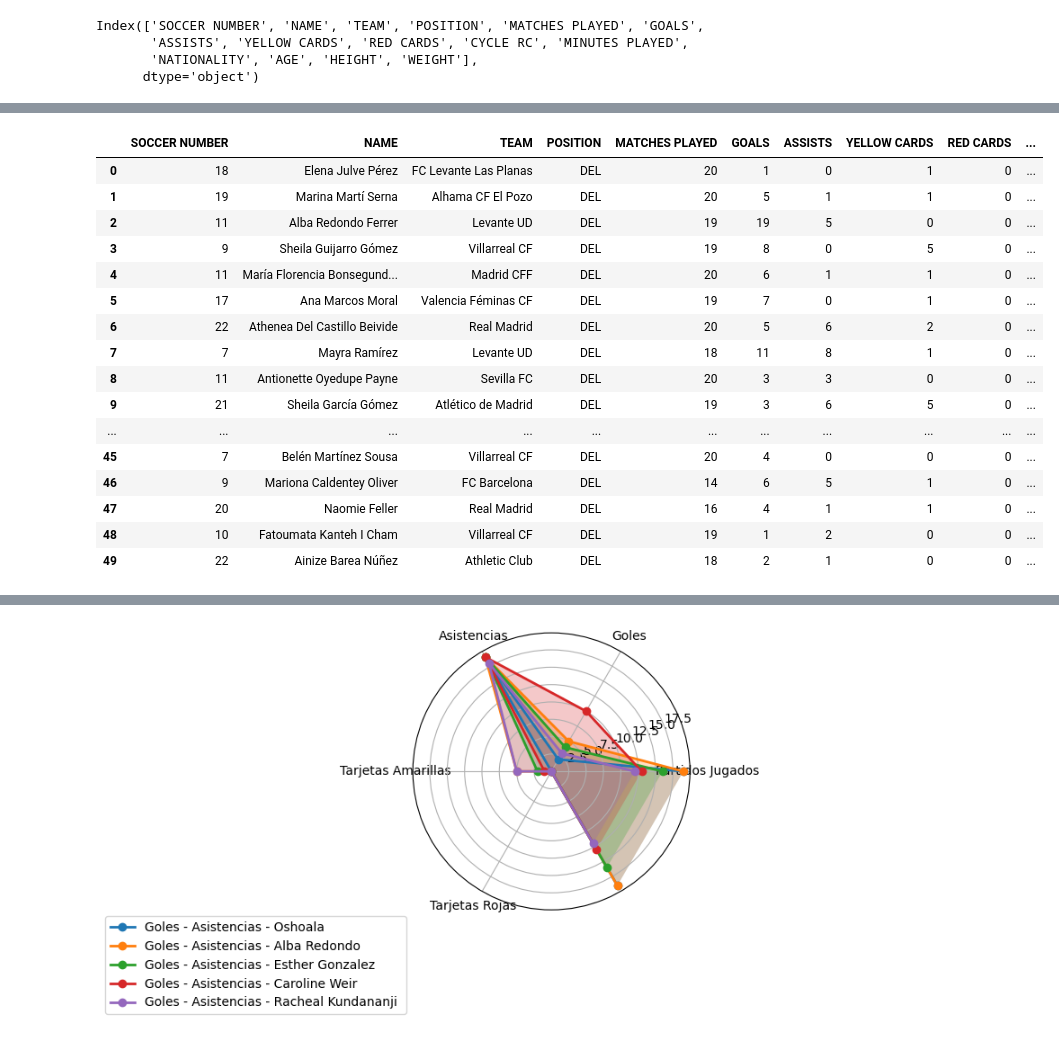
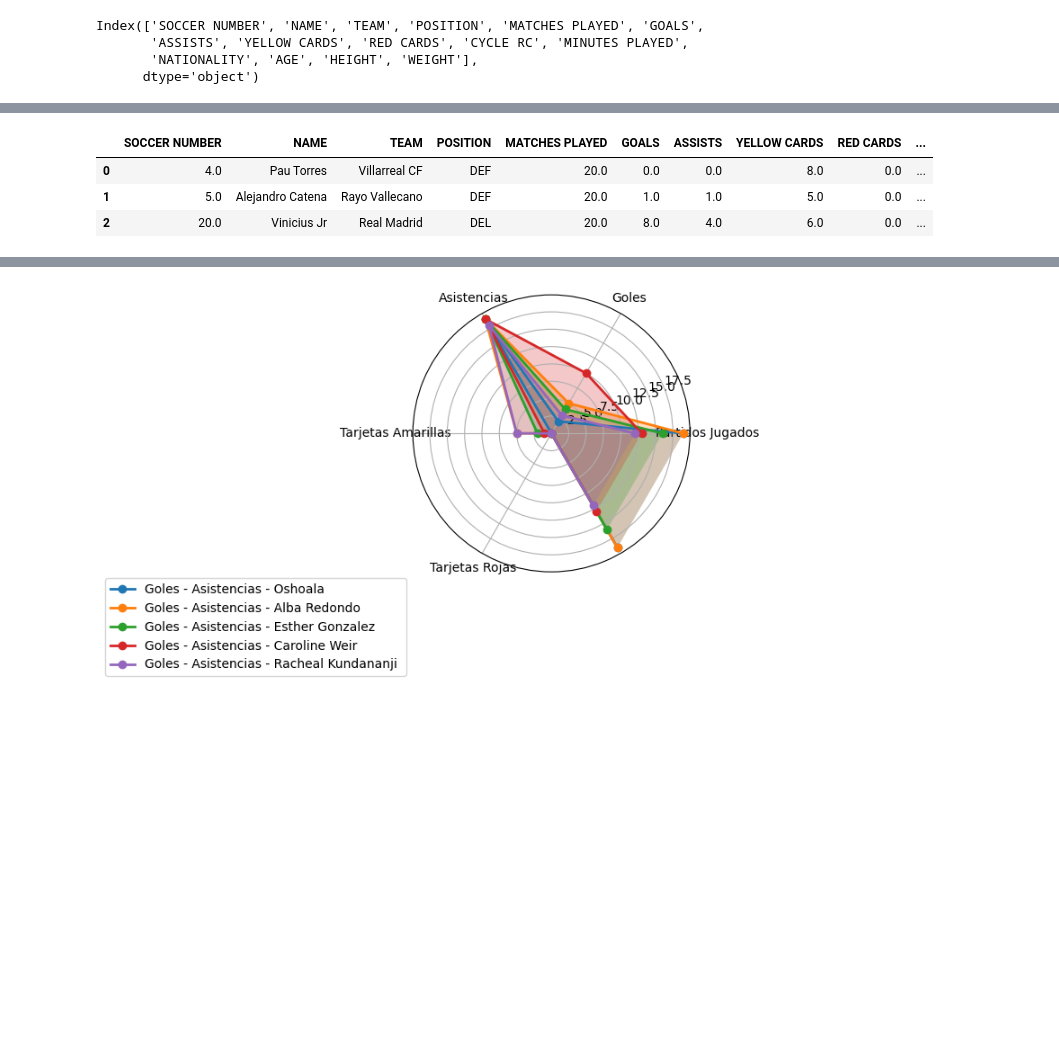
Before and after one commit to Molus13/Proyecto-Final, a Jupyter notebook: La Liga.ipynb, the cells around one changed output, grey strips where cells are left out. Cells and saved outputs as stored; diff of their text form; code cells hidden in the pictures; blank space fills up the shorter version.

```diff
--- a/La Liga.ipynb
+++ b/La Liga.ipynb
@@ -32,25 +32,12 @@ Data columns (total 15 columns):
 dtypes: float64(1), int64(10), object(4)
 memory usage: 43.5+ KB
 # %%
-df.head(50)
+df.head(3)
 # %% [output]
 |  | SOCCER NUMBER | NAME | TEAM | POSITION | MATCHES PLAYED | GOALS | ASSISTS | YELLOW CARDS | RED CARDS | ... |
-| 0 | 18 | Elena Julve Pérez | FC Levante Las Planas | DEL | 20 | 1 | 0 | 1 | 0 | ... |
-| 1 | 19 | Marina Martí Serna | Alhama CF El Pozo | DEL | 20 | 5 | 1 | 1 | 0 | ... |
-| 2 | 11 | Alba Redondo Ferrer | Levante UD | DEL | 19 | 19 | 5 | 0 | 0 | ... |
-| 3 | 9 | Sheila Guijarro Gómez | Villarreal CF | DEL | 19 | 8 | 0 | 5 | 0 | ... |
-| 4 | 11 | María Florencia Bonsegund... | Madrid CFF | DEL | 20 | 6 | 1 | 1 | 0 | ... |
-| 5 | 17 | Ana Marcos Moral | Valencia Féminas CF | DEL | 19 | 7 | 0 | 1 | 0 | ... |
-| 6 | 22 | Athenea Del Castillo Beivide | Real Madrid | DEL | 20 | 5 | 6 | 2 | 0 | ... |
-| 7 | 7 | Mayra Ramírez | Levante UD | DEL | 18 | 11 | 8 | 1 | 0 | ... |
-| 8 | 11 | Antionette Oyedupe Payne | Sevilla FC | DEL | 20 | 3 | 3 | 0 | 0 | ... |
-| 9 | 21 | Sheila García Gómez | Atlético de Madrid | DEL | 19 | 3 | 6 | 5 | 0 | ... |
-| ... | ... | ... | ... | ... | ... | ... | ... | ... | ... | ... |
-| 45 | 7 | Belén Martínez Sousa | Villarreal CF | DEL | 20 | 4 | 0 | 0 | 0 | ... |
-| 46 | 9 | Mariona Caldentey Oliver | FC Barcelona | DEL | 14 | 6 | 5 | 1 | 0 | ... |
-| 47 | 20 | Naomie Feller | Real Madrid | DEL | 16 | 4 | 1 | 1 | 0 | ... |
-| 48 | 10 | Fatoumata Kanteh I Cham | Villarreal CF | DEL | 19 | 1 | 2 | 0 | 0 | ... |
-| 49 | 22 | Ainize Barea Núñez | Athletic Club | DEL | 18 | 2 | 1 | 0 | 0 | ... |
+| 0 | 4.0 | Pau Torres | Villarreal CF | DEF | 20.0 | 0.0 | 0.0 | 8.0 | 0.0 | ... |
+| 1 | 5.0 | Alejandro Catena | Rayo Vallecano | DEF | 20.0 | 1.0 | 1.0 | 5.0 | 0.0 | ... |
+| 2 | 20.0 | Vinicius Jr | Real Madrid | DEL | 20.0 | 8.0 | 4.0 | 6.0 | 0.0 | ... |
 # %%
 for col in df.columns:
     print(col)
```
Also changed, not shown: parts of 6 cells of this notebook.
